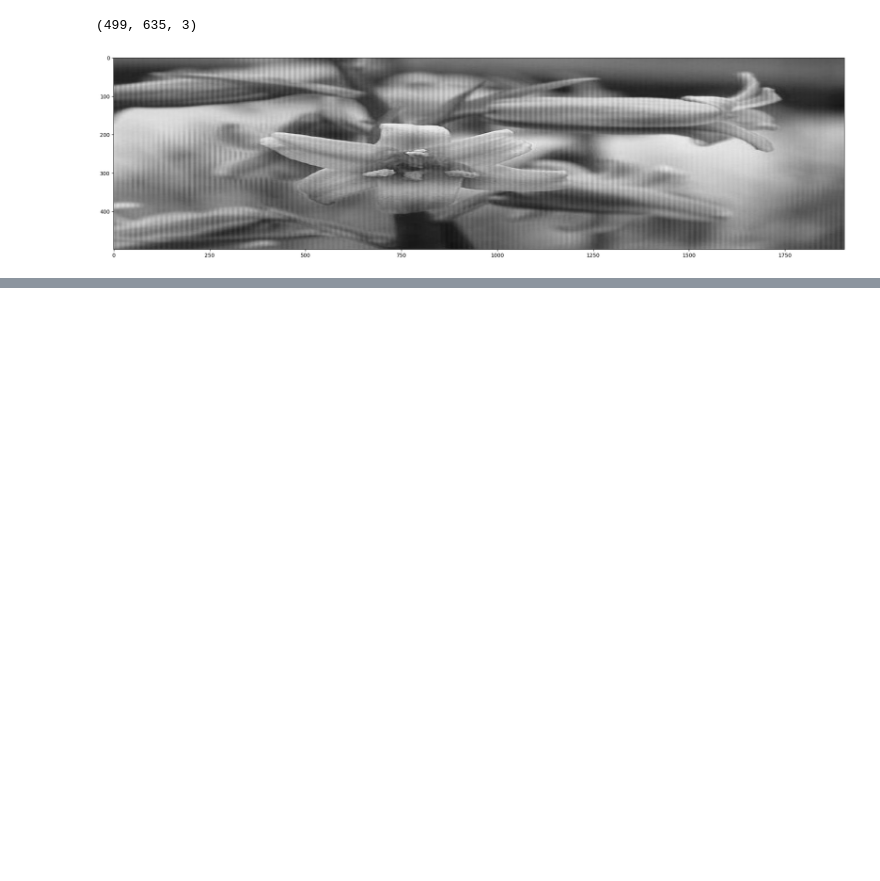
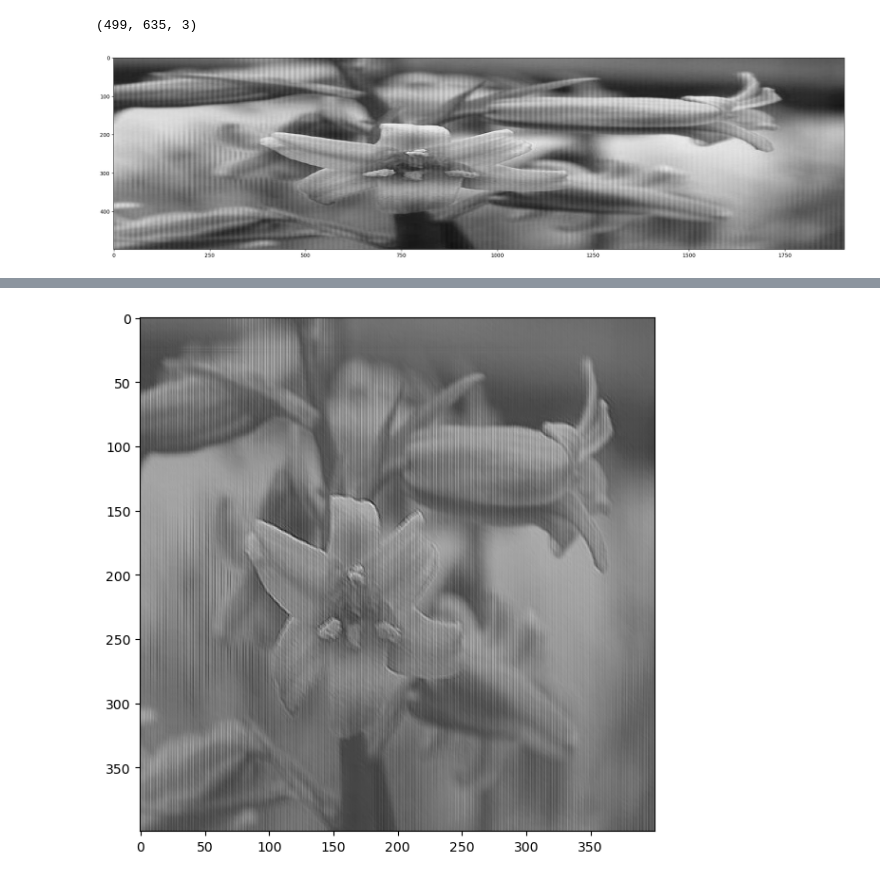
Before and after one commit to amirho3einsedaghati/pyimkernel, a Jupyter notebook: examples/Image Kernels.ipynb, the cells around one changed output, grey strips where cells are left out. Saved outputs shown, nothing was run; the diff lists cells and outputs as text; code cells hidden in the pictures; blank space fills up the shorter version.

```diff
--- a/examples/Image Kernels.ipynb
+++ b/examples/Image Kernels.ipynb
@@ -65,0 +61,2 @@ imkernel.imshow(image=imkernel.apply_filter_on_color_img(image1, kernel_name='la
+# %%
+blurred_image = imkernel.apply_filter_on_color_img(image1, kernel_name='motion blur', with_resize=True)
@@ -65,0 +67,5 @@ imkernel.imshow(image=imkernel.apply_filter_on_color_img(image1, kernel_name='la
+# %%
+imkernel.imshow(image=imkernel.apply_filter_on_gray_img(blurred_image, kernel_name='sharpen'),
+                figsize=(7, 6), cmap=plt.cm.gray)
+# %% [output]
+[figure, added]
```
Also changed, not shown: parts of 9 cells of this notebook, 1 other file.
